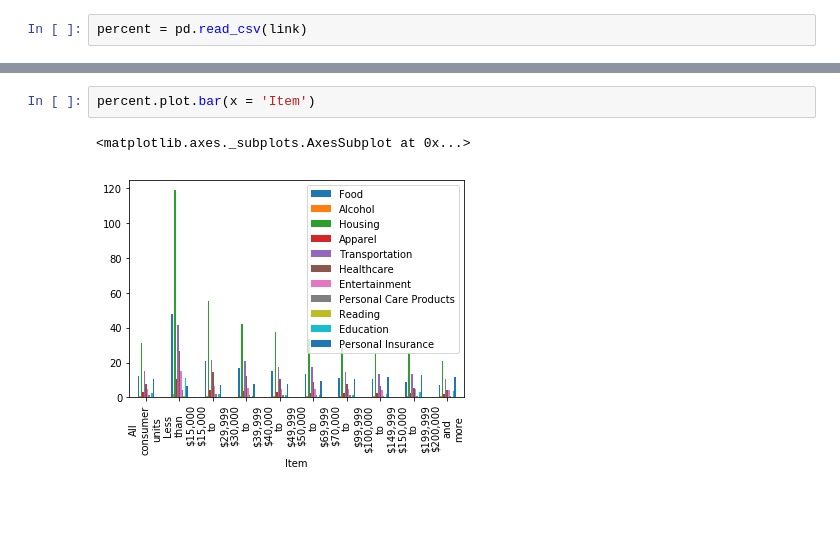
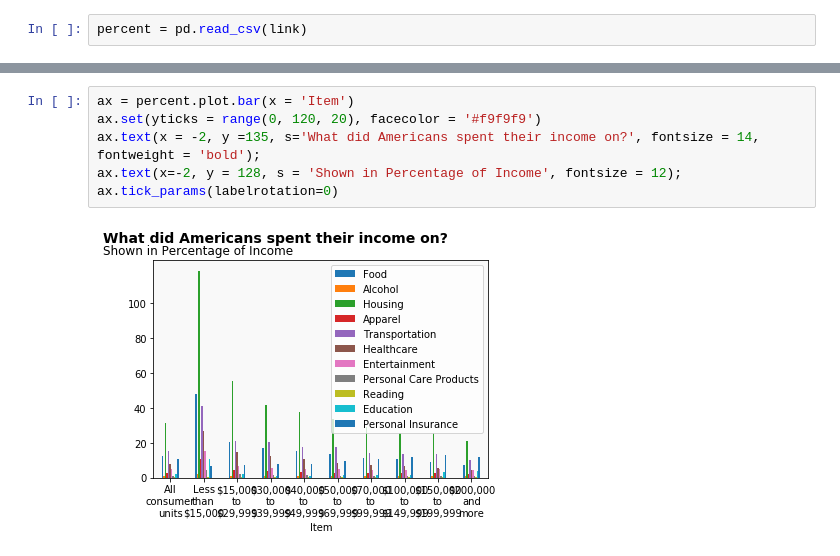
Before and after one commit to Hira63S/DS-Unit-1-Sprint-5-Data-Storytelling-Blog-Post, a Jupyter notebook: DS_Project_1_Income_dataset.ipynb, the cells around one changed output, grey strips where cells are left out. Drawn from its saved outputs; the diff is of its cells as text; blank space fills up the shorter version.

```diff
--- a/DS_Project_1_Income_dataset.ipynb
+++ b/DS_Project_1_Income_dataset.ipynb
@@ -276,8 +234,11 @@ percent.head()
 | 2 | $15,000\nto\n$29,999 | 20.720876 | 0.905407 | 55.259981 | 4.320083 | 21.255497 | 14.486505 | 6.721566 | ... |
 | 3 | $30,000\nto\n$39,999 | 16.912674 | 0.877572 | 41.965185 | 3.786506 | 20.690548 | 12.225579 | 5.593440 | ... |
 | 4 | $40,000\nto\n$49,999 | 15.282700 | 0.859333 | 37.560512 | 3.131587 | 17.439140 | 10.557524 | 4.975332 | ... |
-# %%
-percent.plot.bar(x = 'Item')
-# %% [output]
-<matplotlib.axes._subplots.AxesSubplot at 0x...>
-[figure, removed]
+# %%
+ax = percent.plot.bar(x = 'Item')
+ax.set(yticks = range(0, 120, 20), facecolor = '#f9f9f9')
+ax.text(x = -2, y =135, s='What did Americans spent their income on?', fontsize = 14, fontweight = 'bold');
+ax.text(x=-2, y = 128, s = 'Shown in Percentage of Income', fontsize = 12);
+ax.tick_params(labelrotation=0)
+# %% [output]
+[figure, added]
```
Also changed, not shown: parts of 5 cells of this notebook.
